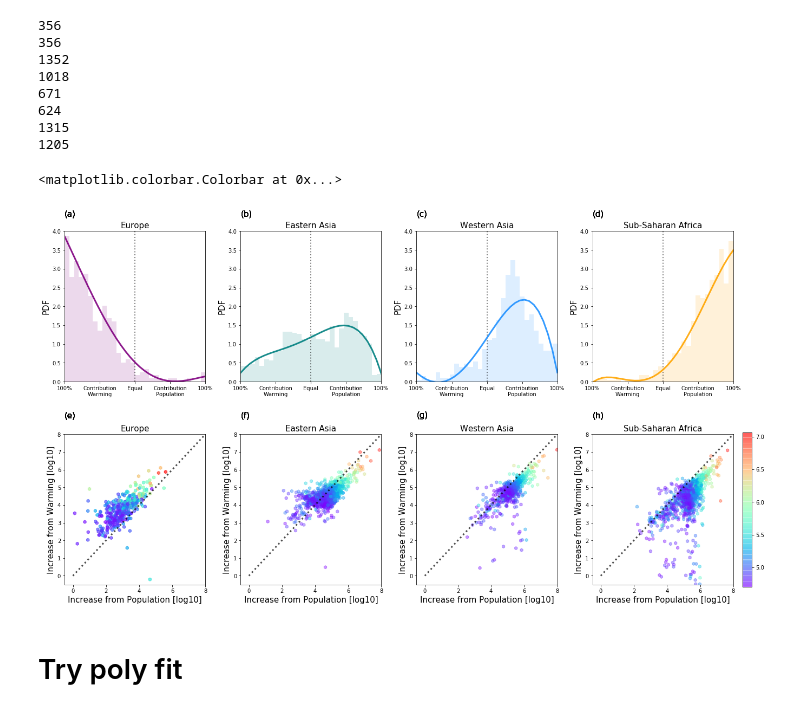
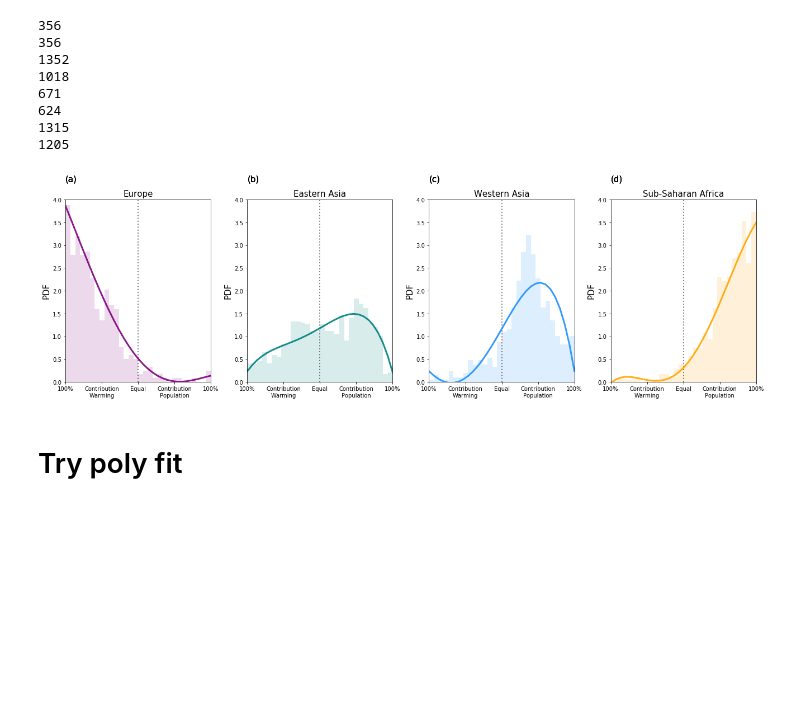
Before and after one commit to ecohydro/GlobalUrbanHeat, a Jupyter notebook: Notebooks/cpt_Fig3_Final.ipynb, the cells around one changed output. Cells and saved outputs as stored; diff of their text form; code cells hidden in the pictures; blank space fills up the shorter version.

Commit message:
figures be run

```diff
--- a/Notebooks/cpt_Fig3_Final.ipynb
+++ b/Notebooks/cpt_Fig3_Final.ipynb
@@ -189,7 +191,7 @@ FN_IN = 'processed/AllDATA-GHS-ERA5-HI406-FIGDATA.csv'
 HI_STATS = pd.read_csv(DATA_IN+FN_IN)
 
 # File out
-FN_OUT = ''
+FN_OUT = 'FIG3_ERA5'
 
 # scale the date in the plot
 scale = 10**9
@@ -302,6 +304,77 @@ print(len(plotdata4))
 624
 1315
 1205
+# %%
+#### Fig 2 Plot - 4 Panel CPT 2020.04.08
+
+# Chunks in a list & colors
+df_list = [plotdata1 , plotdata2 , plotdata3 , plotdata4]
+color_list = ['purple', 'teal', 'dodgerblue', 'orange']
+loc_list = [loc1, loc2, loc3, loc4]
+
+# Size
+fig, axs = plt.subplots(1, 4, figsize = (24, 6), sharex=False, sharey = False)
+axs = axs.ravel()
+fig.subplots_adjust(wspace= 0.25, hspace = 0.35)
+fig = plt.gcf()
+
+# Plot args
+kwargs = {'lw': 3, 'alpha' : 0.9, 'linestyle' : '-'} # ked line kwargs
+
+for i, df in enumerate(zip(df_list, color_list)):
+
+    xlim = [0,1]
+    ylim = [0,4]
+    ticks = [0, .25, .5, .75, 1]
+    #labels = [str(100), 50, 0, 50, str(100)]#[100, 80, 60, 40, 20, 0, 20, 40, 60, 80, 100]
+    labels = ['100%','Contribution\nWarming', 'Equal', 'Contribution\nPopulation', '100%']
+
+    # Git data for hist and poly fit
+    data = df[0]['coef_attrib_norm']
+    axs[i].hist(data, density = True, color = df[1], alpha = 0.15, bins = 30)
+    x = axs[i].hist(data, density = True, color = df[1], alpha = 0, bins = 30)[1]
+    y = axs[i].hist(data, density = True, color = df[1], alpha = 0, bins = 30)[0]
+    y = np.insert(y, 0, y[0])
+
+    # Poly fit plot
+    x = x[:, np.newaxis]
+    y = y[:, np.newaxis]
+    polynomial_features= PolynomialFeatures(degree=4)
+    x_poly = polynomial_features.fit_transform(x)
+    model = LinearRegression()
+    model.fit(x_poly, y)
+    y_poly_pred = model.predict(x_poly)
+    sort_axis = operator.itemgetter(0)
+    sorted_zip = sorted(zip(x,y_poly_pred), key=sort_axis)
+    x, y_poly_pred = zip(*sorted_zip)
+    axs[i].plot(x, y_poly_pred, alpha = 0.9, linewidth=3, color = color_list[i])
+
+    # V line
+    axs[i].vlines(x = 0.5, ymin = 0, ymax = 5, lw=2, linestyles = ':',
+                  alpha = 0.5, color = 'black')
+
+    #sns.kdeplot(data, color = df[1], ax = axs[i], **kwargs, legend = False) # kernel
+    axs[i].set_title(loc_list[i], fontsize = 15)
+    axs[i].set_xlim(xlim)
+    axs[i].set_ylim(ylim)
+    axs[i].set_ylabel('PDF', fontsize = 15)
+    #axs[i].set_xlabel('% Warming                 % Population', fontsize = 15)
+    axs[i].set_xticks(ticks);
+    axs[i].set_xticklabels(labels)
+
+    # add panel labels
+    axs[0].text(0.00, 1.1, '(a)', transform=axs[0].transAxes, size=15 )
+    axs[0].text(1.25, 1.1, '(b)', transform=axs[0].transAxes, size=15 )
+    axs[0].text(2.5, 1.1, '(c)', transform=axs[0].transAxes, size=15 )
+    axs[0].text(3.75, 1.1, '(d)', transform=axs[0].transAxes, size=15 )
+
+### color bar on far left plot
+kwargs = {'anchor' : (-0.5, 0.5), 'fraction' : .01, 'shrink' : 2}
+fig.subplots_adjust(right=0.84)
+
+plt.savefig(FIG_OUT+FN_OUT, dpi = 300, bbox_inches='tight')
+# %% [output]
+[figure, added]
 # %%
 #### Fig 2 Plot
 
@@ -415,9 +488,6 @@ fig.colorbar(im, cax=cbar_ax, **kwargs)
 # plt.ylabel('PDF', fontsize = 15)
 # fig.title('Dist of PeopleDays Attribution Coef, 1983 - 2016', fontsize = 15)
 #plt.savefig(FIG_OUT+FNOUT, dpi = 300, bbox_inches='tight')
-# %% [output]
-<matplotlib.colorbar.Colorbar at 0x...>
-[figure, removed]
 # %% [markdown]
 # Try poly fit
 # %%
```
Also changed, not shown: parts of 1 cell of this notebook, 7 other files.
